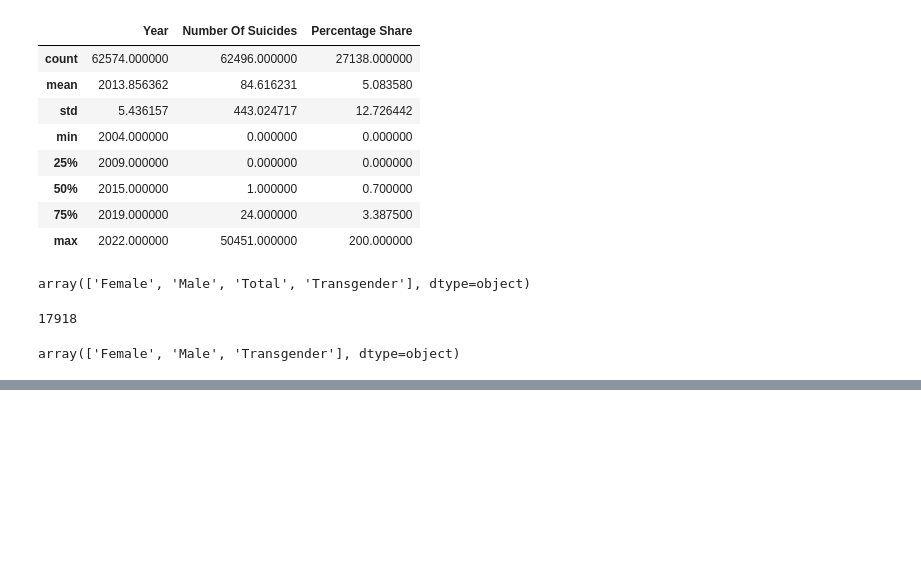
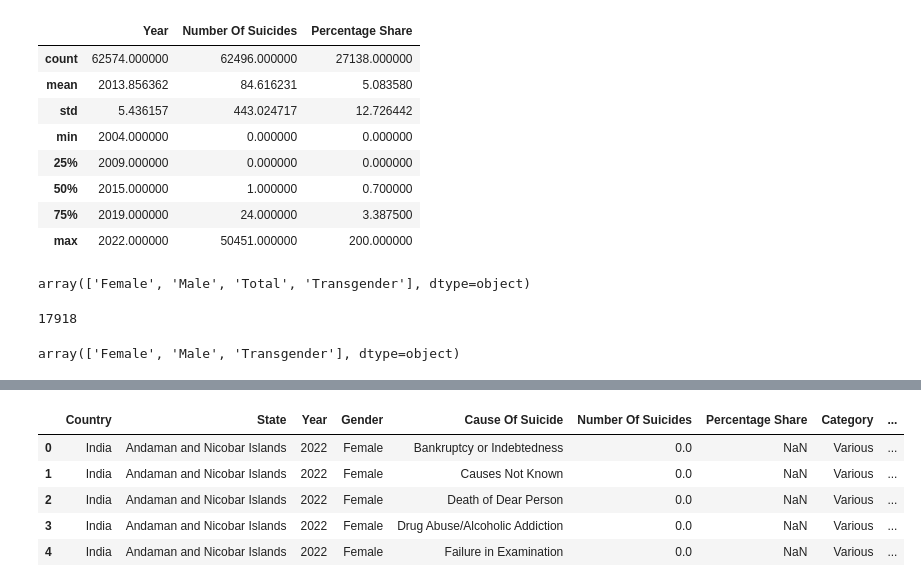
Before and after one commit to PrateekMinhas09/Suicide-Landscape-In-India, a Jupyter notebook: dataClea1n.ipynb, the cells around one changed output, grey strips where cells are left out. Drawn from its saved outputs; the diff is of its cells as text; code cells hidden in the pictures; blank space fills up the shorter version.

```diff
--- a/dataClea1n.ipynb
+++ b/dataClea1n.ipynb
@@ -230,0 +299,4 @@ memory usage: 4.3+ MB
+# %%
+df["Reported_Status"] = df["Number Of Suicides"].apply(
+    lambda x: "Non-Reported" if pd.isna(x) else "Reported"
+)
@@ -230,0 +329,9 @@ memory usage: 4.3+ MB
+# %%
+df.head(5)
+# %% [output]
+|  | Country | State | Year | Gender | Cause Of Suicide | Number Of Suicides | Percentage Share | Category | ... |
+| 0 | India | Andaman and Nicobar Islands | 2022 | Female | Bankruptcy or Indebtedness | 0.0 | NaN | Various | ... |
+| 1 | India | Andaman and Nicobar Islands | 2022 | Female | Causes Not Known | 0.0 | NaN | Various | ... |
+| 2 | India | Andaman and Nicobar Islands | 2022 | Female | Death of Dear Person | 0.0 | NaN | Various | ... |
+| 3 | India | Andaman and Nicobar Islands | 2022 | Female | Drug Abuse/Alcoholic Addiction | 0.0 | NaN | Various | ... |
+| 4 | India | Andaman and Nicobar Islands | 2022 | Female | Failure in Examination | 0.0 | NaN | Various | ... |
```
Also changed, not shown: parts of 10 cells of this notebook, 1 other file.
